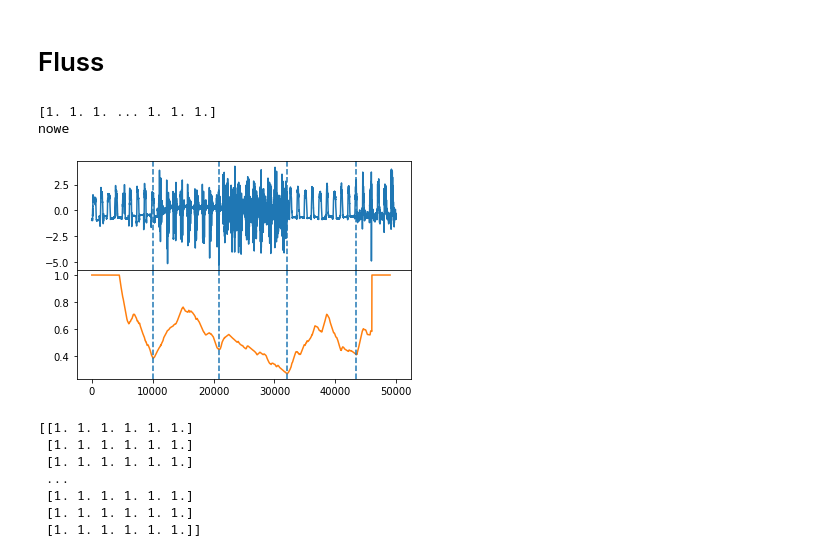
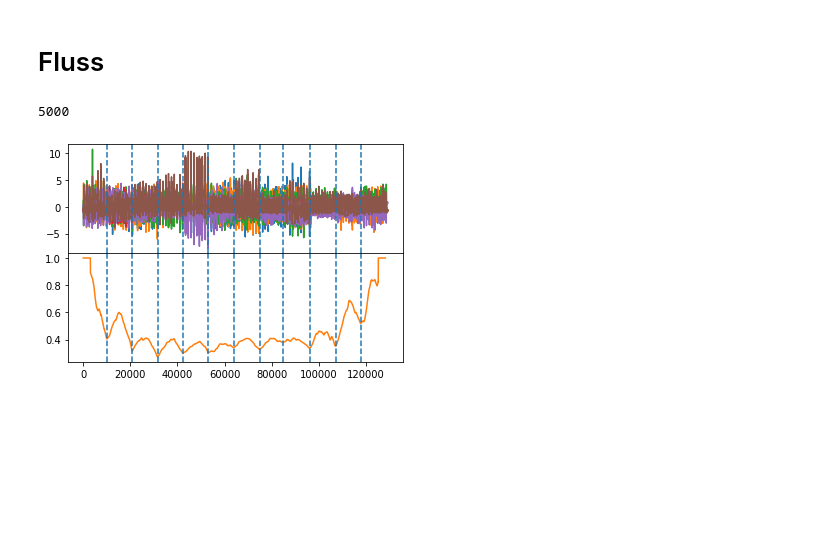
Before and after one commit to damjam212/TimeSeriesSegmentation, a Jupyter notebook: Data_segmentation.ipynb, the cells around one changed output. Drawn from its saved outputs; the diff is of its cells as text; code cells hidden in the pictures; blank space fills up the shorter version.

```diff
--- a/Data_segmentation.ipynb
+++ b/Data_segmentation.ipynb
@@ -1509,6 +1509,7 @@ class Fluss:
         self.last_cac = cac
 
         if(self.custom_extraction):
+            print(self.custom_extraction_zone)
             local_minima_indices = argrelextrema(cac, np.less, order=self.custom_extraction_zone)[0]
             self.last_regimes = local_minima_indices
             return cac, local_minima_indices
@@ -1518,57 +1519,43 @@ class Fluss:
 
     def m_predict_regimes(self,data):
         self.last_data = data
-        m_mp = np.apply_along_axis(get_indices_matricies, 0, m_data,1000)
+        m_mp = np.apply_along_axis(get_indices_matricies, 0, data,self.L)
         m_cac = np.apply_along_axis(get_cac_curves, 0, m_mp,self.L,self.n_regimes,self.exclusion_factor)
-        print(m_cac)
         mean_cac = np.mean(m_cac, axis=1)
 
         self.last_cac = mean_cac
 
         if(self.custom_extraction):
+            print(self.custom_extraction_zone)
             local_minima_indices = argrelextrema(mean_cac, np.less, order=self.custom_extraction_zone)[0]
             self.last_regimes = local_minima_indices
             return mean_cac,m_cac, local_minima_indices
         else:
             return -1
 
     def print_latest_output(self):
         fig, axs = plt.subplots(2, sharex=True, gridspec_kw={'hspace': 0})
         axs[0].plot(range(self.last_data.shape[0]), self.last_data)
         axs[1].plot(range(self.last_cac.shape[0]), self.last_cac, color='C1')
 
         for i in self.last_regimes:
             axs[0].axvline(x=i, linestyle="dashed")
             axs[1].axvline(x=i, linestyle="dashed")
         plt.show()
 
     def turn_original_extraction(self):
         self.custom_extraction = False
 
 
 
 FlussRegimeSegmentator = Fluss(1000,3,5)
 FlussRegimeSegmentator.turn_custom_regime_extraction()
+# cac , regimes = FlussRegimeSegmentator.predict_regimes(data)
+# FlussRegimeSegmentator.print_latest_output()
 
-cac , regimes = FlussRegimeSegmentator.predict_regimes(data)
-print(cac)
-
-print("nowe")
-FlussRegimeSegmentator.print_latest_output()
-m_data = cricet_stacked_ndarray.astype(np.float64)[:50000,:]
+m_data = cricet_stacked_ndarray.astype(np.float64)
 cac , m_cac ,regimes = FlussRegimeSegmentator.m_predict_regimes(m_data)
 FlussRegimeSegmentator.print_latest_output()
-
-print(m_cac)
-plt.plot(cac)
 # %% [output]
-[1. 1. 1. ... 1. 1. 1.]
-nowe
+5000
-[figure, old version]
+[figure, new version]
-[[1. 1. 1. 1. 1. 1.]
- [1. 1. 1. 1. 1. 1.]
- [1. 1. 1. 1. 1. 1.]
- ...
- [1. 1. 1. 1. 1. 1.]
- [1. 1. 1. 1. 1. 1.]
- [1. 1. 1. 1. 1. 1.]]
```
Also changed, not shown: parts of 6 cells of this notebook.
